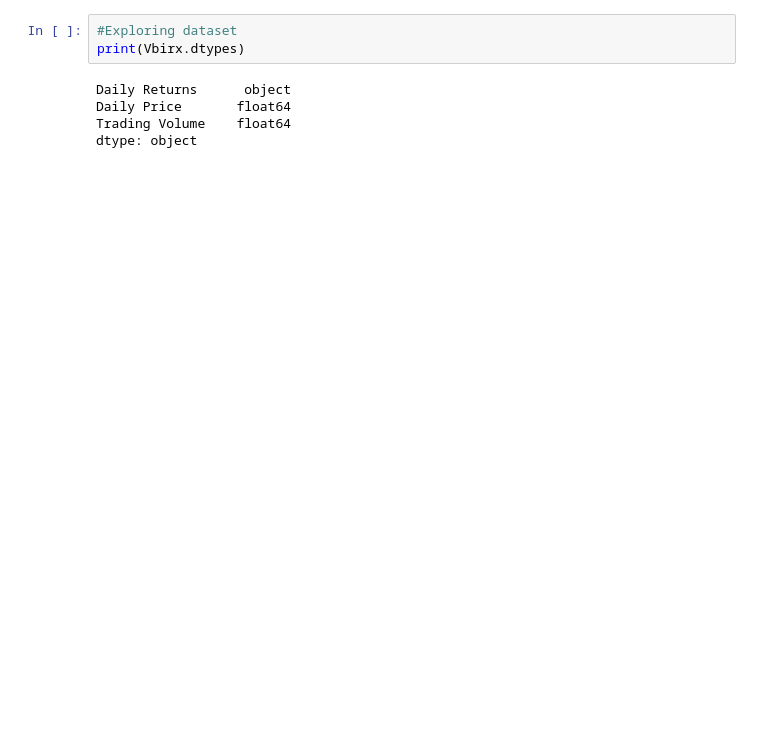
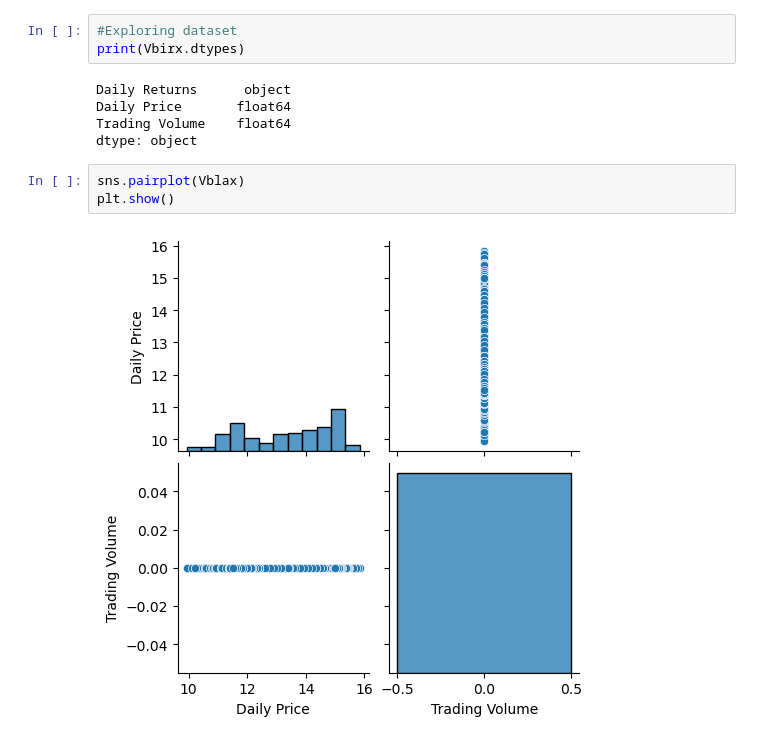
Before and after one commit to mab923/finalteamproject, a Jupyter notebook: Load_Data.ipynb, the cells around one changed output. Saved outputs shown, nothing was run; the diff lists cells and outputs as text; blank space fills up the shorter version.

```diff
--- a/Load_Data.ipynb
+++ b/Load_Data.ipynb
@@ -397,3 +392,8 @@ Daily Returns      object
 Daily Price       float64
 Trading Volume    float64
 dtype: object
+# %%
+sns.pairplot(Vblax)
+plt.show()
+# %% [output]
+[figure, added]
```
Also changed, not shown: parts of 14 cells of this notebook.
